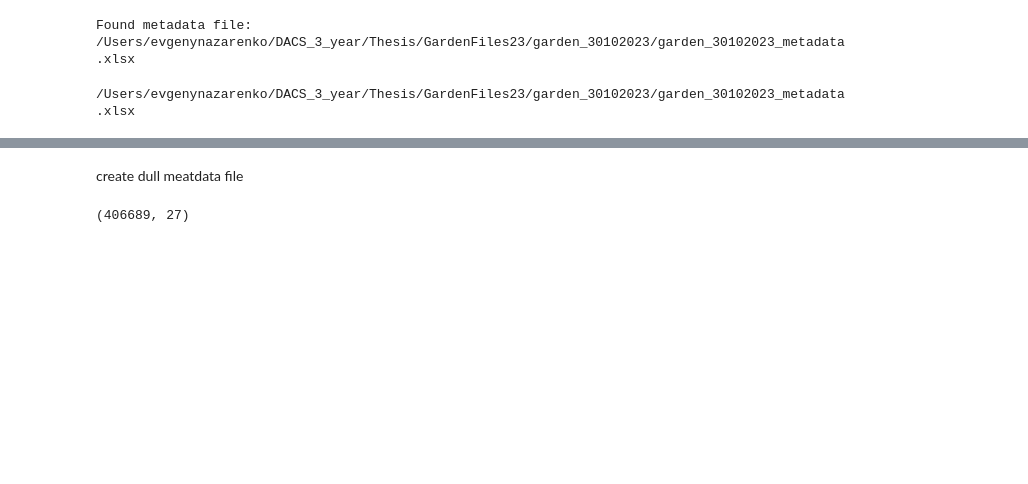
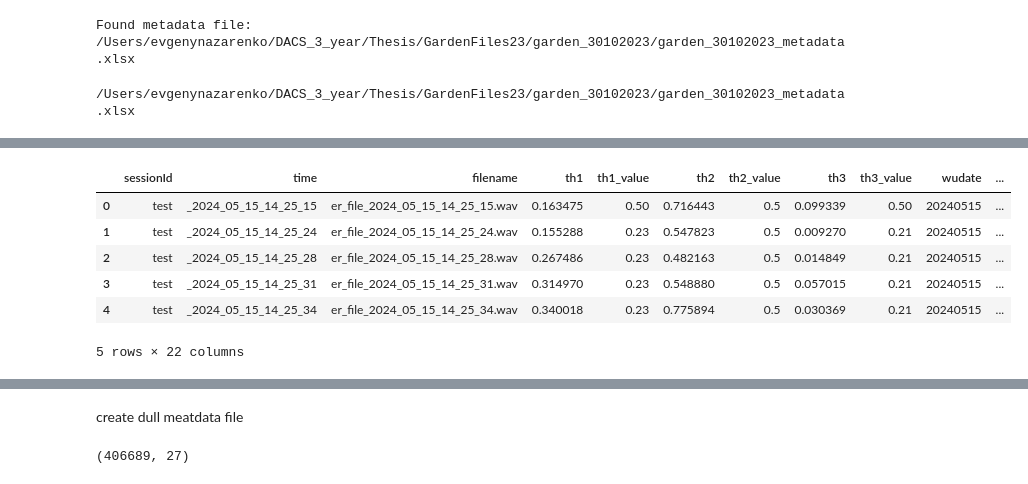
Before and after one commit to Nazar710/BackGardenRecordings, a Jupyter notebook: MIT_AST/garden_MIT_AST.ipynb, the cells around one changed output, grey strips where cells are left out. Cells and saved outputs as stored; diff of their text form; code cells hidden in the pictures; blank space fills up the shorter version.

```diff
--- a/MIT_AST/garden_MIT_AST.ipynb
+++ b/MIT_AST/garden_MIT_AST.ipynb
@@ -446,0 +534,15 @@ Found metadata file: /Users/evgenynazarenko/DACS_3_year/Thesis/GardenFiles23/gar
+# %%
+meta_df_may3= meta_df_may3[['sessionId', 'time', 'filename', 'th1', 'th1_value',
+       'th2', 'th2_value', 'th3', 'th3_value', 'wudate', 'datetime',
+       'precipRate', 'pressureMax', 'dewptAvg', 'windgustHigh', 'windspeedAvg',
+       'tempAve', 'humidityAvg', 'winddirAvg', 'uvHigh', 'solarRadiationHigh',
+        'Human_detected']]
+meta_df_may3.head()
+# %% [output]
+|  | sessionId | time | filename | th1 | th1_value | th2 | th2_value | th3 | th3_value | wudate | ... |
+| 0 | test | _2024_05_15_14_25_15 | er_file_2024_05_15_14_25_15.wav | 0.163475 | 0.50 | 0.716443 | 0.5 | 0.099339 | 0.50 | 20240515 | ... |
+| 1 | test | _2024_05_15_14_25_24 | er_file_2024_05_15_14_25_24.wav | 0.155288 | 0.23 | 0.547823 | 0.5 | 0.009270 | 0.21 | 20240515 | ... |
+| 2 | test | _2024_05_15_14_25_28 | er_file_2024_05_15_14_25_28.wav | 0.267486 | 0.23 | 0.482163 | 0.5 | 0.014849 | 0.21 | 20240515 | ... |
+| 3 | test | _2024_05_15_14_25_31 | er_file_2024_05_15_14_25_31.wav | 0.314970 | 0.23 | 0.548880 | 0.5 | 0.057015 | 0.21 | 20240515 | ... |
+| 4 | test | _2024_05_15_14_25_34 | er_file_2024_05_15_14_25_34.wav | 0.340018 | 0.23 | 0.775894 | 0.5 | 0.030369 | 0.21 | 20240515 | ... |
+5 rows × 22 columns
```
Also changed, not shown: parts of 30 cells of this notebook, 15 other files.
